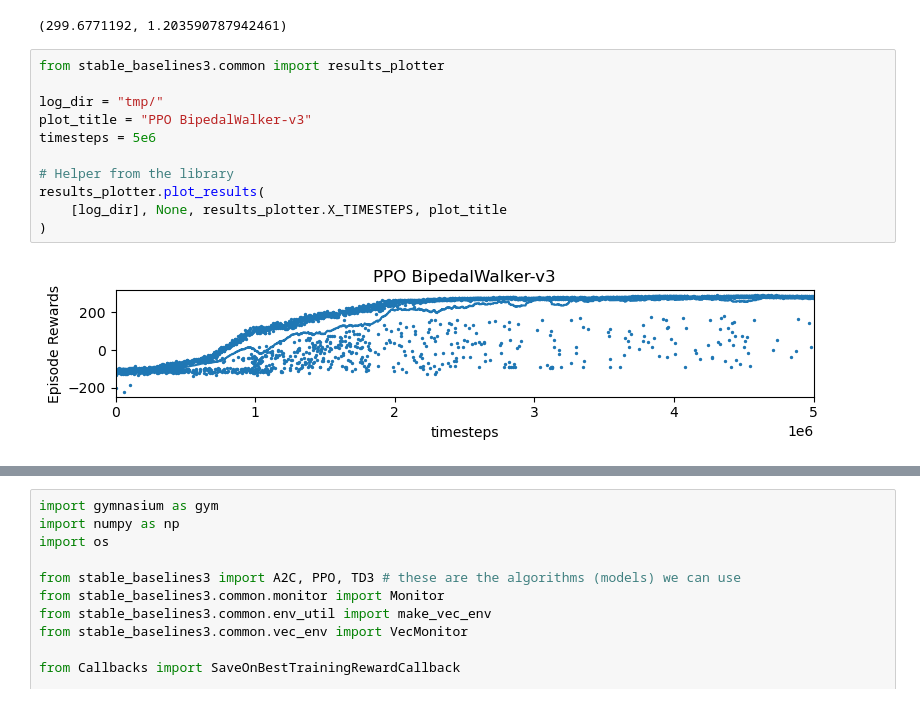
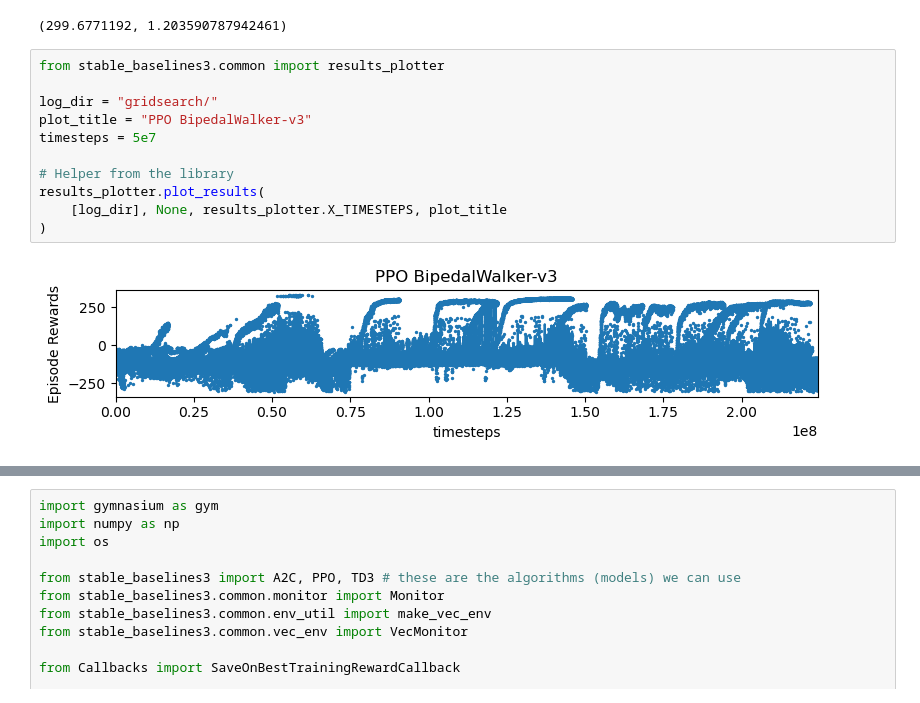
Before and after one commit to daniel-macrae/DRL-Assignment-2023, a Jupyter notebook: Part2/Evaluate Trained Model.ipynb, the cells around one changed output, grey strips where cells are left out. Drawn from its saved outputs; the diff is of its cells as text.

```diff
--- a/Part2/Evaluate Trained Model.ipynb
+++ b/Part2/Evaluate Trained Model.ipynb
@@ -92,13 +92,13 @@ evaluate_policy(model=loadedModel, env=test_env, n_eval_episodes=10)
 # %%
 from stable_baselines3.common import results_plotter
 
-log_dir = "tmp/"
+log_dir = "gridsearch/"
 plot_title = "PPO BipedalWalker-v3"
-timesteps = 5e6
+timesteps = 5e7
 
 # Helper from the library
 results_plotter.plot_results(
     [log_dir], None, results_plotter.X_TIMESTEPS, plot_title
 )
 # %% [output]
-[figure, old version]
+[figure, new version]
```
Also changed, not shown: parts of 2 cells of this notebook, 1 other file.
